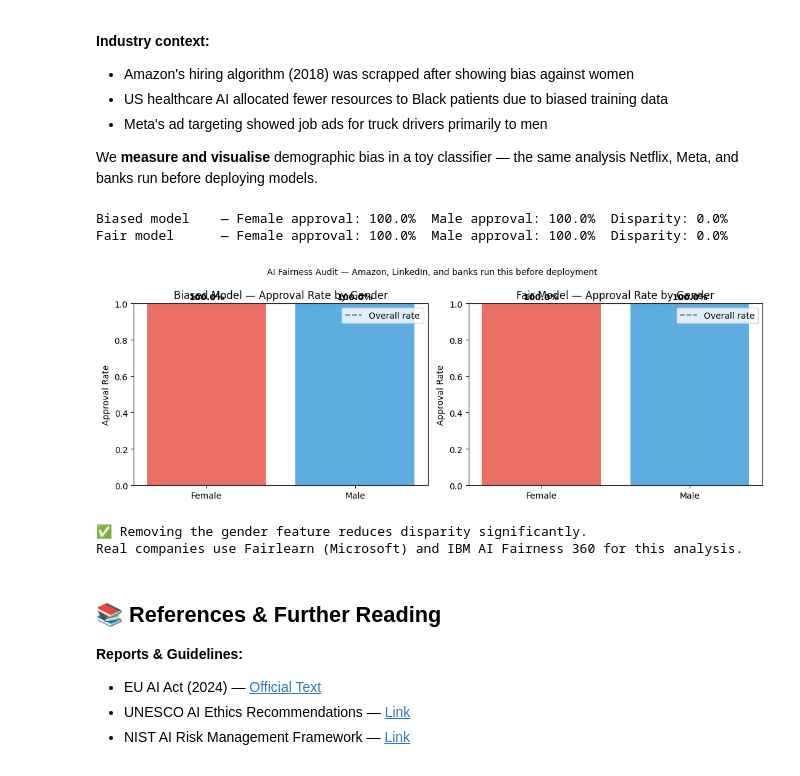
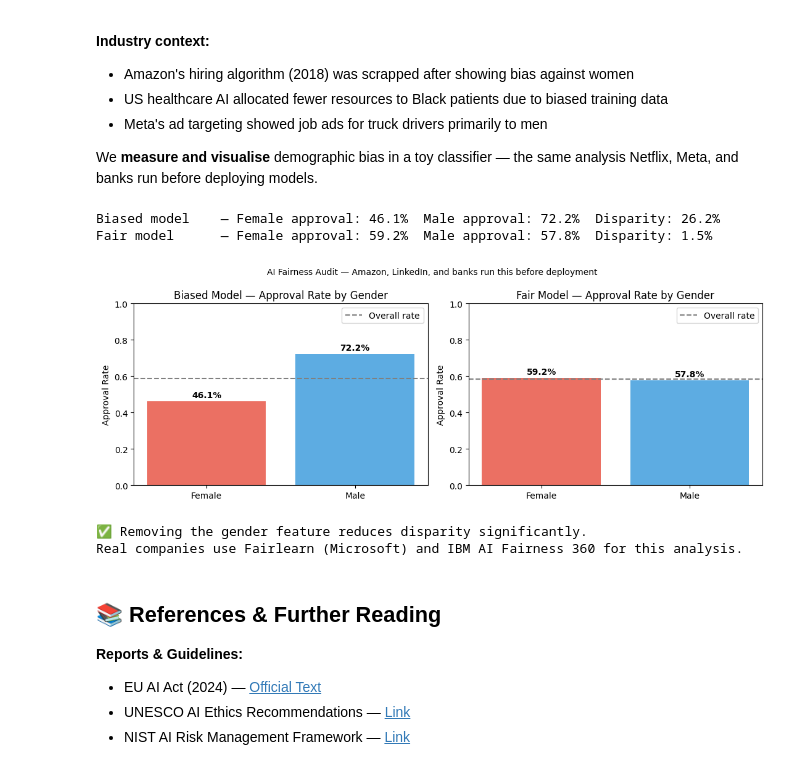
Before and after one commit to A-Alwabel/AI-Diploma-Program, a Jupyter notebook: Course 10/unit4-ethics-regulations/examples/04_applying_ai_regulatory_guidelines_gdpr.ipynb, the cells around one changed output. Cells and saved outputs as stored; diff of their text form; code cells hidden in the pictures.

```diff
--- a/Course 10/unit4-ethics-regulations/examples/04_applying_ai_regulatory_guidelines_gdpr.ipynb
+++ b/Course 10/unit4-ethics-regulations/examples/04_applying_ai_regulatory_guidelines_gdpr.ipynb
@@ -109,8 +109,9 @@ credit_score = np.random.normal(650, 80, n)
 gender       = np.random.randint(0, 2, n)  # 0=Female, 1=Male
 
 # Introduce BIAS: same income/credit but men approved more often historically
+# centered features so approvals are genuinely uncertain (~50%) instead of saturating at "approve everyone"
 prob_approve = 1 / (1 + np.exp(-(
-    0.00002*income + 0.003*credit_score - 0.5 + 0.8*gender  # ← 0.8*gender = bias!
+    0.00002*(income - 50000) + 0.02*(credit_score - 650) - 0.2 + 0.9*gender  # ← 0.9*gender = bias!
 )))
 approved = (np.random.rand(n) < prob_approve).astype(int)
 
@@ -121,36 +122,36 @@ X_fair    = X[:, :2]                         # removes gender
 # ── Train two models: biased and fair ──────────────────────────────────────
 m_biased = LogisticRegression().fit(X_biased, approved)
 m_fair   = LogisticRegression().fit(X_fair,   approved)
 
 # ── Measure approval rates by gender ──────────────────────────────────────
 for model_name, model, feats in [("Biased model", m_biased, X_biased),
                                    ("Fair model",   m_fair,   X_fair)]:
     pred = model.predict(feats)
     rate_f = pred[gender==0].mean()
     rate_m = pred[gender==1].mean()
     print(f"{model_name:15s} — Female approval: {rate_f:.1%}  Male approval: {rate_m:.1%}  "
           f"Disparity: {abs(rate_m-rate_f):.1%}")
 
 # ── Visualise ──────────────────────────────────────────────────────────────
 fig, axes = plt.subplots(1, 2, figsize=(11, 4))
 for ax, (name, model, feats) in zip(axes, [("Biased", m_biased, X_biased), ("Fair", m_fair, X_fair)]):
     pred = model.predict(feats)
     rates = [pred[gender==g].mean() for g in [0,1]]
     bars = ax.bar(['Female','Male'], rates, color=['#e74c3c','#3498db'], alpha=0.8)
     ax.set_ylim(0,1); ax.set_title(f"{name} Model — Approval Rate by Gender")
     ax.axhline(pred.mean(), color='gray', linestyle='--', label='Overall rate')
     ax.legend(); ax.set_ylabel("Approval Rate")
     for bar, rate in zip(bars, rates):
         ax.text(bar.get_x()+bar.get_width()/2, rate+0.02, f"{rate:.1%}", ha='center', fontweight='bold')
 plt.suptitle("AI Fairness Audit — Amazon, LinkedIn, and banks run this before deployment", fontsize=10)
 plt.tight_layout(); plt.show()
 
 print("\n✅ Removing the gender feature reduces disparity significantly.")
 print("Real companies use Fairlearn (Microsoft) and IBM AI Fairness 360 for this analysis.")
 # %% [output]
-Biased model    — Female approval: 100.0%  Male approval: 100.0%  Disparity: 0.0%
-Fair model      — Female approval: 100.0%  Male approval: 100.0%  Disparity: 0.0%
+Biased model    — Female approval: 46.1%  Male approval: 72.2%  Disparity: 26.2%
+Fair model      — Female approval: 59.2%  Male approval: 57.8%  Disparity: 1.5%
-[figure, old version]
+[figure, new version]
 ✅ Removing the gender feature reduces disparity significantly.
 Real companies use Fairlearn (Microsoft) and IBM AI Fairness 360 for this analysis.
 # %% [markdown]
```
Also changed, not shown: 4 other files.
